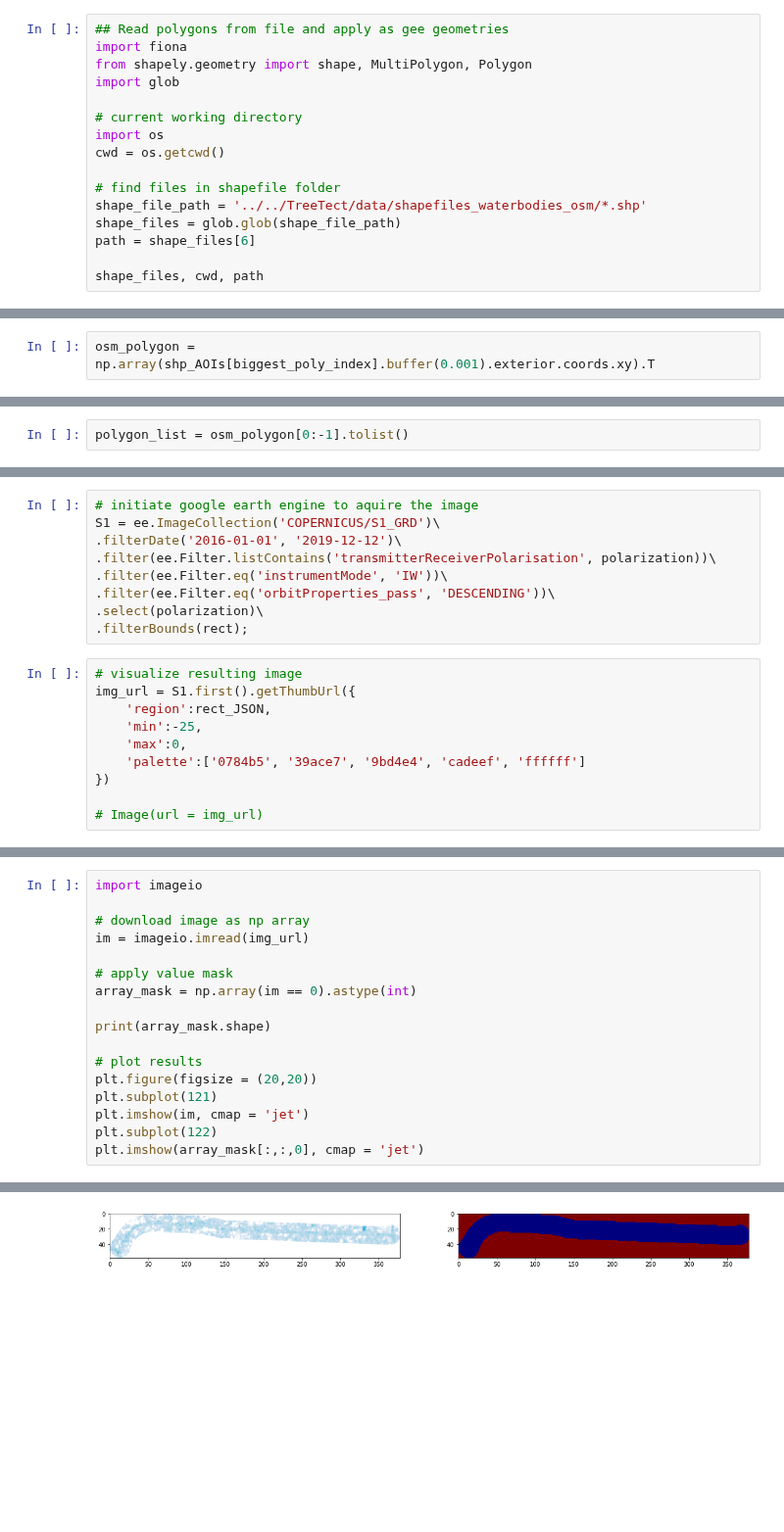
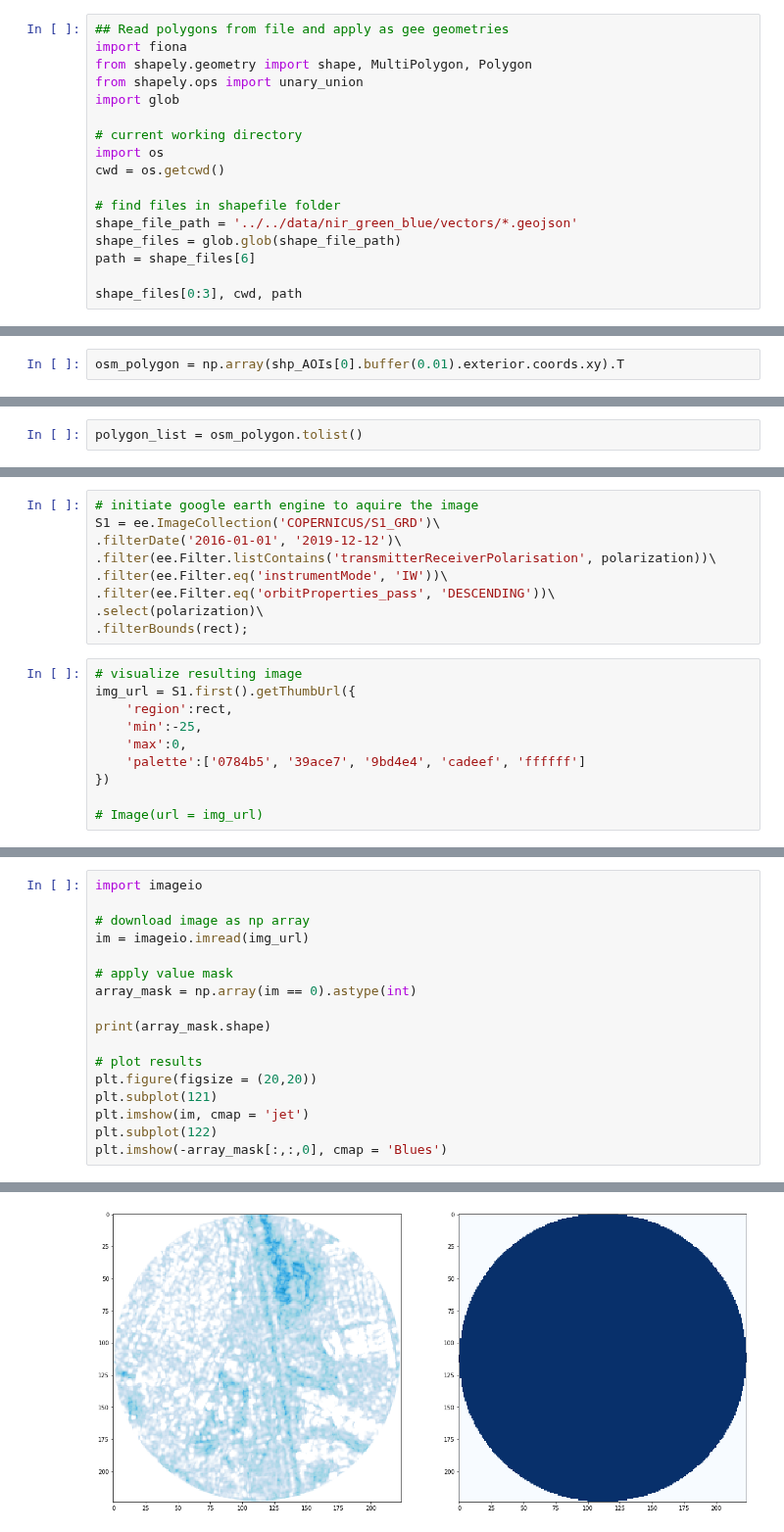
Before and after one commit to krakchris/rimbun.io, a Jupyter notebook: 03_Add_metadata/02_green_area_change/GEE_green_change.ipynb, the cells around one changed output, grey strips where cells are left out. Shown at 98% size. Drawn from its saved outputs; the diff is of its cells as text; blank space fills up the shorter version.

Commit message:
update green area change with ee python api

```diff
--- a/03_Add_metadata/02_green_area_change/GEE_green_change.ipynb
+++ b/03_Add_metadata/02_green_area_change/GEE_green_change.ipynb
@@ -17,6 +17,7 @@ ee.Initialize()
 ## Read polygons from file and apply as gee geometries
 import fiona
 from shapely.geometry import shape, MultiPolygon, Polygon
+from shapely.ops import unary_union
 import glob
 
 # current working directory
@@ -24,9 +25,9 @@ import os
 cwd = os.getcwd()
 
 # find files in shapefile folder
-shape_file_path = '../../TreeTect/data/shapefiles_waterbodies_osm/*.shp'
+shape_file_path = '../../data/nir_green_blue/vectors/*.geojson'
 shape_files = glob.glob(shape_file_path)
 path = shape_files[6]
 
-shape_files, cwd, path
+shape_files[0:3], cwd, path
 # %% [output]
@@ -88,2 +85,2 @@ biggest_poly_index = np.array(sizes).argmax()
 # %%
-osm_polygon = np.array(shp_AOIs[biggest_poly_index].buffer(0.001).exterior.coords.xy).T
+osm_polygon = np.array(shp_AOIs[0].buffer(0.01).exterior.coords.xy).T
@@ -90,5 +93,5 @@ osm_polygon = np.array(shp_AOIs[biggest_poly_index].buffer(0.001).exterior.coord
 # %%
-polygon_list = osm_polygon[0:-1].tolist()
+polygon_list = osm_polygon.tolist()
 # %%
 input_data = [[106.81591544702997, -6.33681462466857],
           [106.81591544702997, -6.350036929099756],
@@ -121,7 +129,7 @@ S1 = ee.ImageCollection('COPERNICUS/S1_GRD')\
 # %%
 # visualize resulting image
 img_url = S1.first().getThumbUrl({
-    'region':rect_JSON,
+    'region':rect,
     'min':-25,
     'max':0,
     'palette':['0784b5', '39ace7', '9bd4e4', 'cadeef', 'ffffff']
@@ -148,5 +156,5 @@ plt.figure(figsize = (20,20))
 plt.subplot(121)
 plt.imshow(im, cmap = 'jet')
 plt.subplot(122)
-plt.imshow(array_mask[:,:,0], cmap = 'jet')
+plt.imshow(-array_mask[:,:,0], cmap = 'Blues')
 # %% [output]
@@ -154,2 +162,2 @@ plt.imshow(array_mask[:,:,0], cmap = 'jet')
 <matplotlib.image.AxesImage at 0x...>
-[figure, old version]
+[figure, new version]
```
Also changed, not shown: parts of 11 cells of this notebook.
